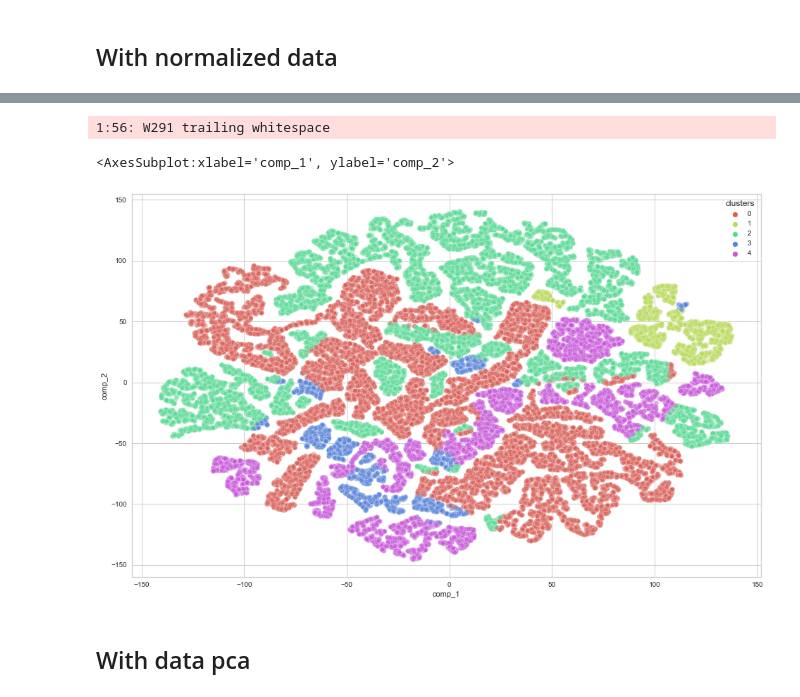
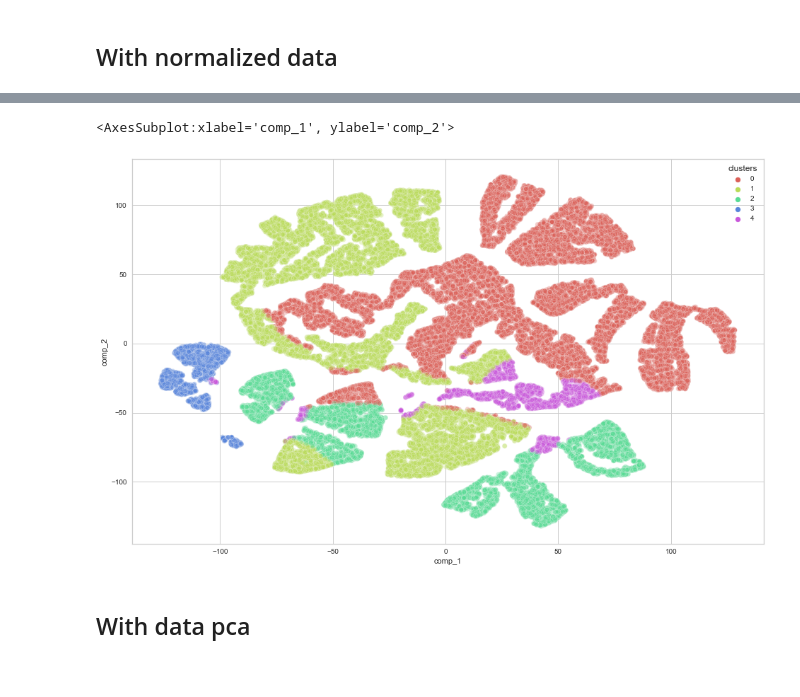
Before and after one commit to BotMaximeDupouy/OC_code, a Jupyter notebook: livrable_5/dupouy_maxime_2_notebook_essais.ipynb, the cells around one changed output, grey strips where cells are left out. Cells and saved outputs as stored; diff of their text form; code cells hidden in the pictures.

```diff
--- a/livrable_5/dupouy_maxime_2_notebook_essais.ipynb
+++ b/livrable_5/dupouy_maxime_2_notebook_essais.ipynb
@@ -724,3 +724,10 @@ X_more_features_norm = df_k_mean_norm[['recently_order',
                                        'cum_sum_order',
                                        'number_of_orders',
                                        'mean_review_score']]
+# %%
+# Instantiate the clustering model and visualizer
+model = KMeans()
+visualizer = KElbowVisualizer(model, k=(4, 12))
+
+visualizer.fit(X_more_features_norm)    # Fit the data to the visualizer
+visualizer.poof()    # Draw/show/poof the data
@@ -726,0 +737,8 @@ X_more_features_norm = df_k_mean_norm[['recently_order',
+# %%
+model = KMeans()
+visualizer = KElbowVisualizer(model, k=(4, 12),
+                              metric='calinski_harabasz',
+                              timings=False)
+
+visualizer.fit(X_more_features_norm)    # Fit the data to the visualizer
+visualizer.poof()
@@ -844,28 +863,25 @@ visualizer.show()        # Finalize and render the figure
 # %%
 X_embedded = TSNE(n_components=2, learning_rate='auto',
                   init='random',
-                  perplexity=30).fit_transform(
+                  perplexity=100).fit_transform(
     df_k_mean_norm[['recently_order',
                     'cum_sum_order',
                     'number_of_orders',
                     'mean_review_score']])
-# %% [output]
-1:56: W291 trailing whitespace
 # %%
-df_k_mean_norm['comp_1'] = X_embedded[:,0]
-df_k_mean_norm['comp_2'] = X_embedded[:,1]
-plt.figure(figsize=(16,10))
+df_k_mean_norm['comp_1'] = X_embedded[:, 0]
+df_k_mean_norm['comp_2'] = X_embedded[:, 1]
+plt.figure(figsize=(16, 10))
 sns.scatterplot(
     x='comp_1', y='comp_2',
     hue="clusters",
     palette=sns.color_palette("hls", 5),
     legend="full",
-    data = df_k_mean_norm,
-    alpha=0.3
-)
+    data=df_k_mean_norm,
+    alpha=0.3)
 # %% [output]
 <AxesSubplot:xlabel='comp_1', ylabel='comp_2'>
-[figure, old version]
+[figure, new version]
 # %% [markdown]
 ## With data pca
 # %%
```
Also changed, not shown: parts of 28 cells of this notebook, 1 other file.
